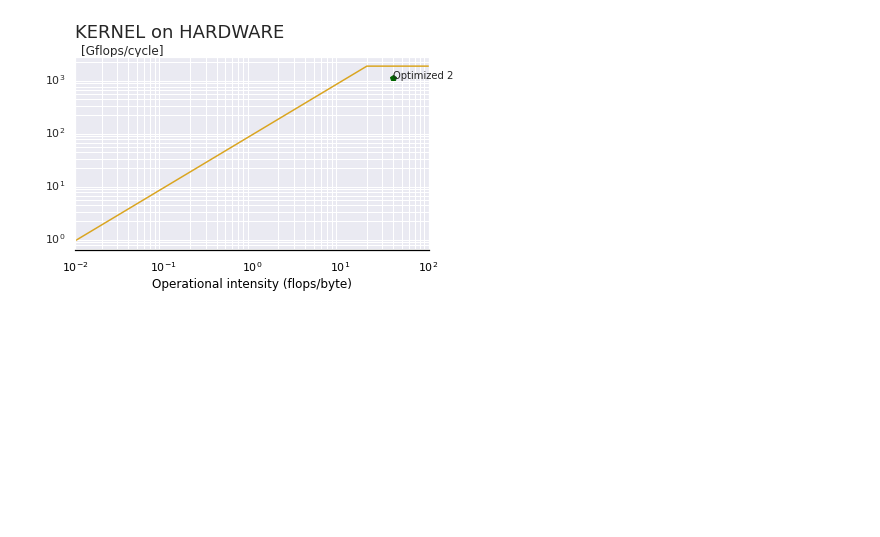
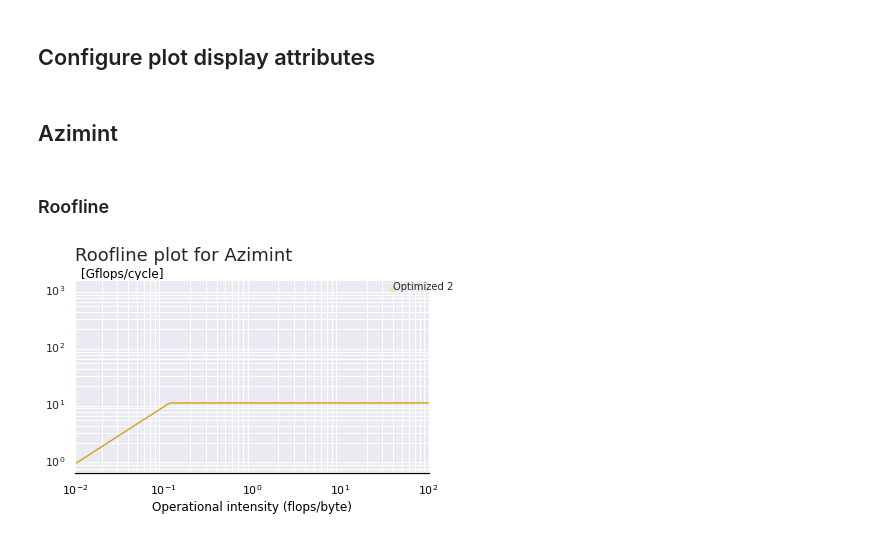
Before and after one commit to fabianlandwehr1/DPHPC-Project, a Jupyter notebook: graphs/DPHPC Graphs.ipynb, the cells around one changed output. Saved outputs shown, nothing was run; the diff lists cells and outputs as text; code cells hidden in the pictures; blank space fills up the shorter version.

Commit message:
[WIP] Update graphs jupyter notebook

```diff
--- a/graphs/DPHPC Graphs.ipynb
+++ b/graphs/DPHPC Graphs.ipynb
@@ -13,16 +5,39 @@ color3 = 'darkgreen'
+# %% [markdown]
+## Configure plot display attributes
+# %%
+# Configure matplotlib
+import seaborn as sns
+sns.set()
+
+%matplotlib inline
+color_baseline = '#D36135' #baseline
+hatch_baseline = '\\'
+color_optimized1 = '#7FB069' #optimized 1
+hatch_optimized1 = '.'
+color_optimized2 = '#ECE4B7' #optimized 2
+hatch_optimized2 = '*'
+color_npbench_CPU = '#E6AA68' #NPBench_CPU
+hatch_npbench_CPU = '-'
+color_npbench_GPU = '#02020B' #NPBench_GPU
+hatch_npbench_GPU = 'o'
+# %% [markdown]
+## Azimint
+# %% [markdown]
+### Roofline
 # %%
-##############################################################
-
+# Data points
+kernel_name = 'Azimint'
 #peak performance [GFLOPS]
-peak_perf =
+peak_perf = 10
 #bandwidth [GB/sec]
 stream_bw =  4*21.33 # 4 DRAM sticks in fpga1
 #[computational intensity, performance, color]
-kernel = [[499.88, 1.33, color1],
-          [500.38, 3.94, color2],
-          [40, 1000, color3]]
+kernel = [[499.88, 1.33, color_baseline],
+          [500.38, 3.94, color_optimized1],
+          [40, 1000, color_optimized2]] # TODO Last datapoint NOT available
 
-kernel_names = ['Base Implementation', 'Optimized 1', 'Optimized 2']
+kernel_names = ['Baseline', 'Optimized 1', 'Optimized 2']
+
 ################################################################
 
 fig, ax = plt.subplots()
@@ -35,38 +50,35 @@ for i in range(len(x)):
     temp.append(min(left_roof[i],peak_perf))
 
 y = np.array(temp)
 ax.plot(x,y,color='goldenrod')
 
 #plot kernels
 for i in range(len(kernel)):
     ax.plot(kernel[i][0], kernel[i][1], 'p', color=kernel[i][2])
 
 # Add labels to each datapoint
 for i, txt in enumerate(kernel_names):
     ax.annotate(txt, (kernel[i][0], kernel[i][1]))#, fontdict=dict(color='black', alpha=0.5))
 
-
 #setup plot
 ax.set_xscale("log")
 ax.set_yscale("log")
 ax.set_xlim([0.01,100])
-ax.set_title('{} on {}'.format('KERNEL', 'HARDWARE'), loc='left', fontdict={'fontsize': 18, 'fontweight': 'medium'}, pad = 20)
+ax.set_title('Roofline plot for {}'.format(kernel_name), loc='left', fontdict={'fontsize': 18, 'fontweight': 'medium'}, pad = 20)
 ax.set_xlabel('Operational intensity (flops/byte)')
 ax.set_ylabel('[Gflops/cycle]', rotation=0, loc = 'top')
 ax.grid(which="both")
 ax.spines['bottom'].set_color('#000000')
 ax.tick_params(axis='x', colors='black')
-# ax.xti
+# ax.xticks #TODO
 ax.xaxis.label.set_color('black')
+ax.yaxis.label.set_color('black')
 # plt.legend(loc='upper left')
 ax.yaxis.set_label_coords(0.25, .99999)
-# plt.xticks(x, x)
 
 plt.tight_layout() #Cuts waste white space
-# If we don't specify the edgecolor and facecolor for the figure when
-# saving with savefig, it will override the value we set earlier!
-plt.savefig('kernel.pdf',
+plt.savefig('./{}_roofline.pdf'.format(kernel_name),
             facecolor=fig.get_facecolor(),bbox_inches="tight", edgecolor='None',dpi=500)
 plt.show()
 # %% [output]
-[figure, old version]
+[figure, new version]
```
Also changed, not shown: parts of 23 cells of this notebook.
